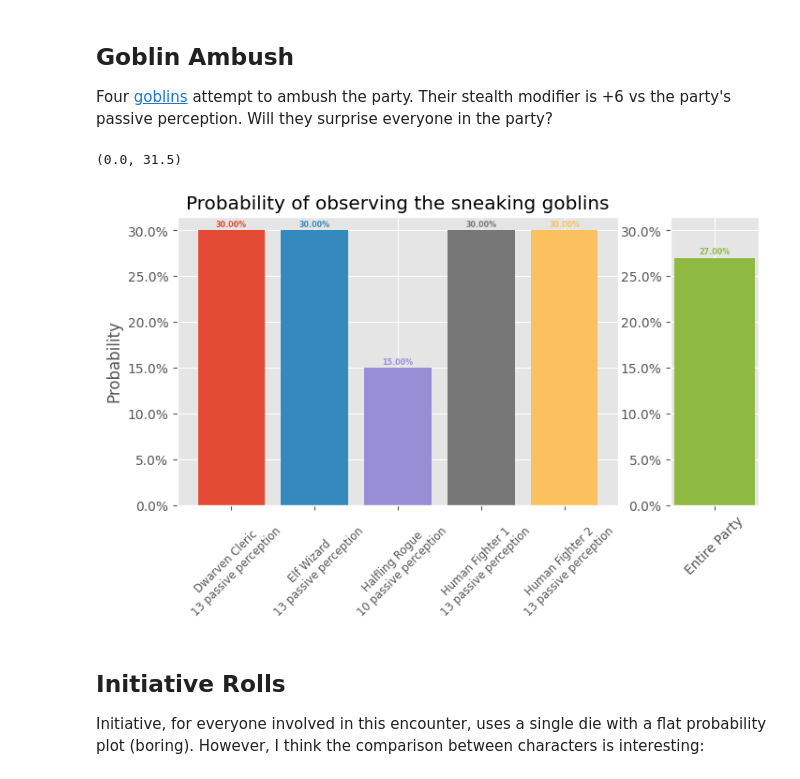
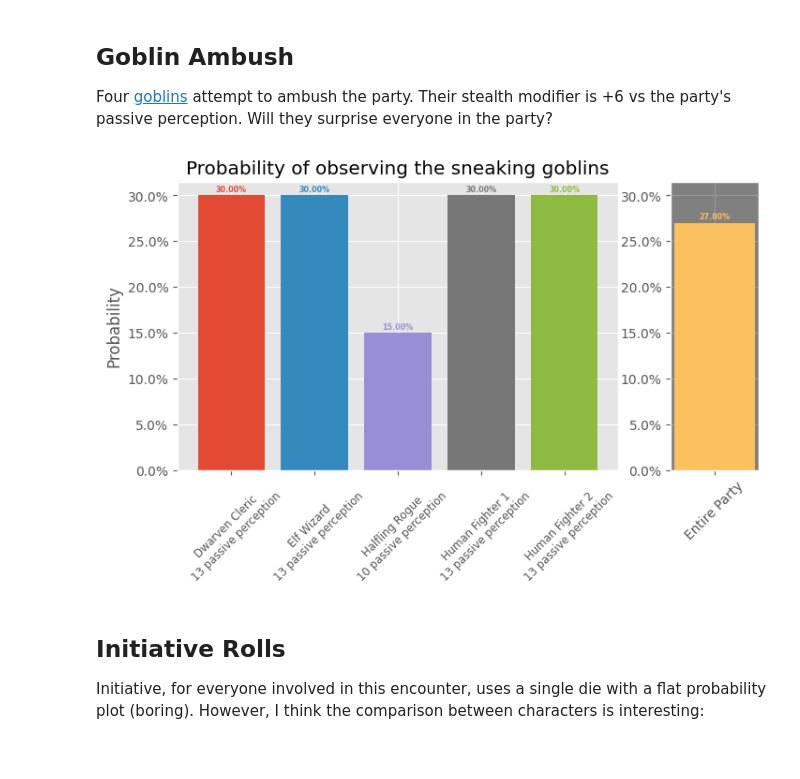
Before and after one commit to TimidRobot/dnd_probabilities, a Jupyter notebook: phandelver_probabilities.ipynb, the cells around one changed output. Cells and saved outputs as stored; diff of their text form; code cells hidden in the pictures.

Commit message:
increase contrast on observation plot

```diff
--- a/phandelver_probabilities.ipynb
+++ b/phandelver_probabilities.ipynb
@@ -249,39 +249,45 @@ for i, passive_perception in enumerate(players_passive_perception):
         passive_perception, goblin_stealth_modifier
     )
     players_observation_chance.append(observation_chance)
 party_observation_chance = fmean(players_observation_chance)
 
 # Initialize plot
 fig, axs = plot.subplots(1, 2, width_ratios=[5, 1])
 (ax1, ax2) = axs
 fig.set_size_inches(8, 4)
 
 # Create bar plot and annotation for observation probability of each player
 for i, observation_chance in enumerate(players_observation_chance):
-    ax1.bar(i, observation_chance)
-    annotate(ax1, i, observation_chance, f"C{i}")
+    if i < 4:
+        color = f"C{i}"
+    else:
+        color = "C5"
+    ax1.bar(i, observation_chance, color=color)
+    annotate(ax1, i, observation_chance, color)
 
 # Create bar plot and annotation for observation probability of entire party
-ax2.bar(0, party_observation_chance, color="C5")
-annotate(ax2, 0, party_observation_chance, "C5")
+ax2.bar(0, party_observation_chance, color="C4")
+annotate(ax2, 0, party_observation_chance, "C4")
 
 # Configure Title
 ax1.set_title("Probability of observing the sneaking goblins")
 # Confgure X Axis
 ax1.xaxis.set_major_locator(ticker.FixedLocator(range(len(player_names) + 1)))
 ax1.xaxis.set_major_formatter(ticker.FixedFormatter(player_names))
 ax1.xaxis.set_tick_params(labelrotation=45, labelsize="small")
 ax2.xaxis.set_major_locator(ticker.FixedLocator([0]))
 ax2.xaxis.set_major_formatter(ticker.FixedFormatter(["Entire Party"]))
 ax2.xaxis.set_tick_params(labelrotation=45, labelsize="medium")
 # Configure Y Axis
 ax1.set_ylabel("Probability")
 ax1.yaxis.set_major_formatter(ticker.PercentFormatter())
 ax2.yaxis.set_major_formatter(ticker.PercentFormatter())
 ax2.set_ylim(ax1.get_ylim())  # use same scale for both axes
+# Configure plot background and grid color for entire party plot
+ax2.grid(color="0.6")
+ax2.set_facecolor("0.5")
 # %% [output]
-(0.0, 31.5)
-[figure, old version]
+[figure, new version]
 # %% [markdown]
 ## Initiative Rolls
 
```
